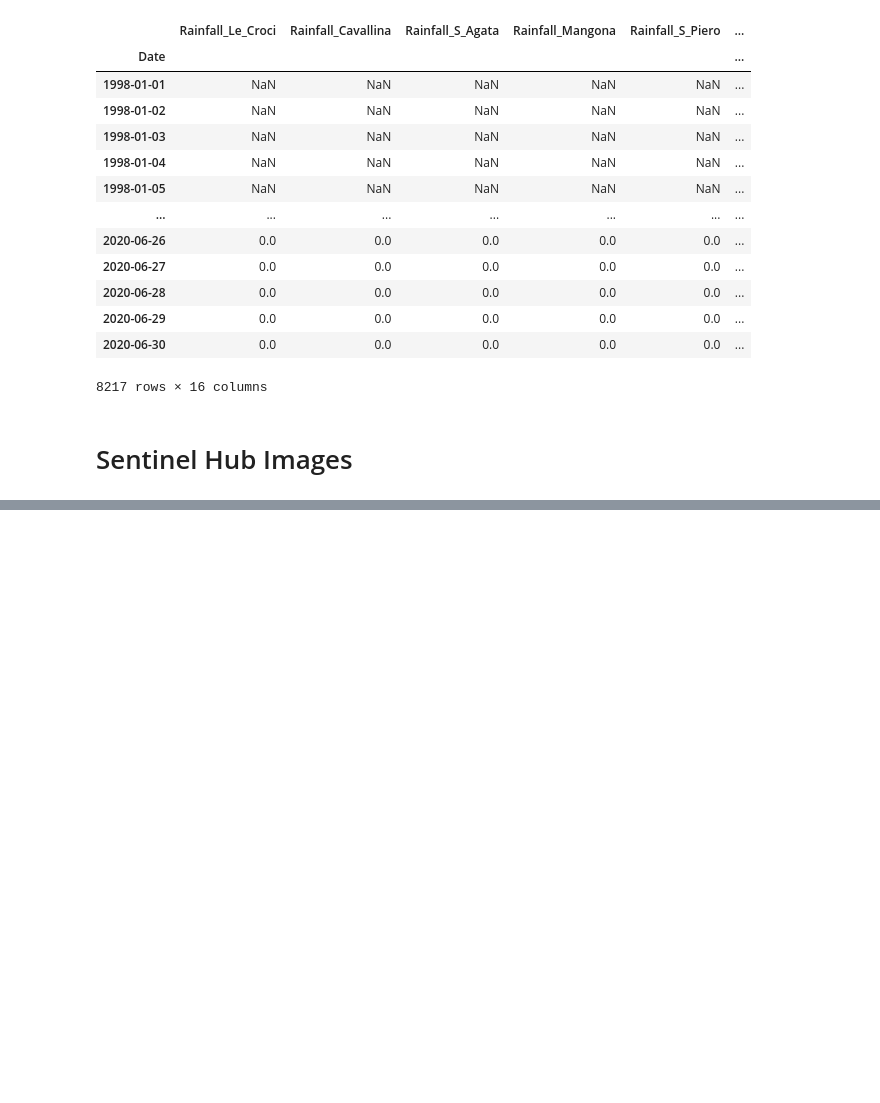
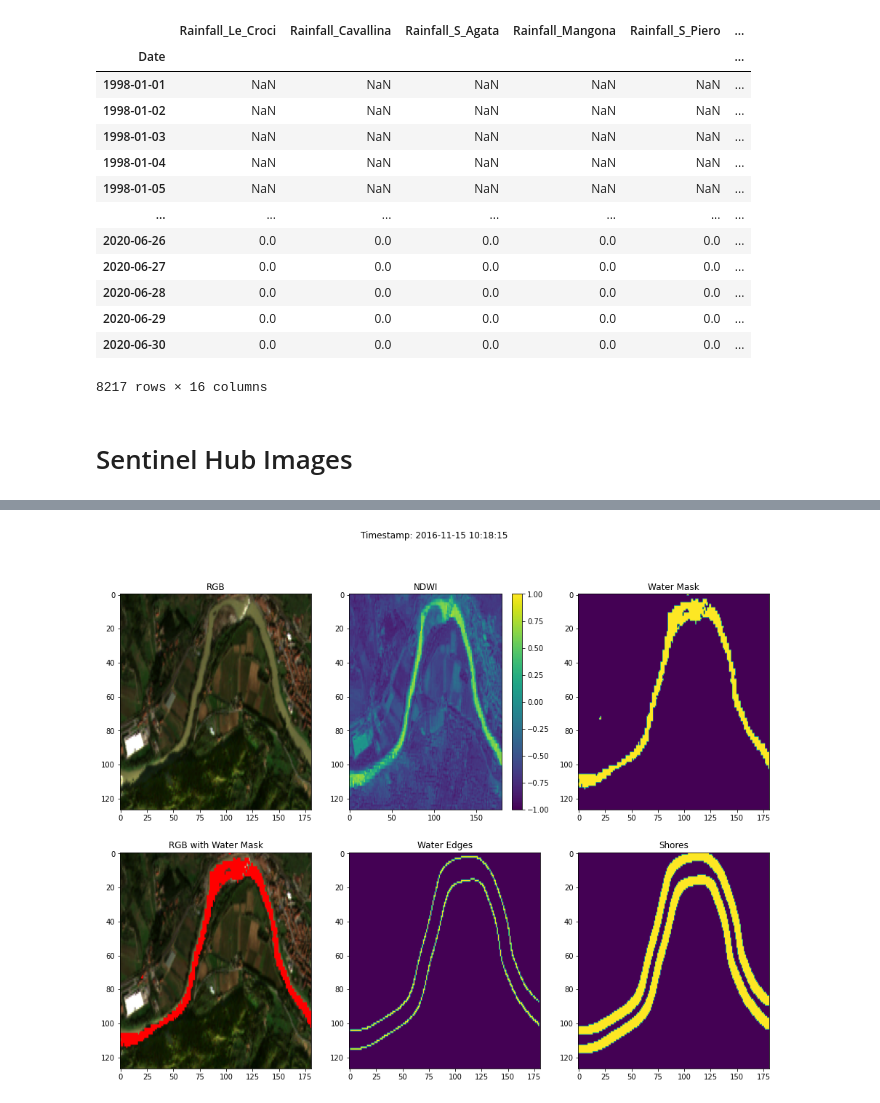
Before and after one commit to KlemenKozelj/master_thesis, a Jupyter notebook: 02_River_Arno.ipynb, the cells around one changed output, grey strips where cells are left out. Cells and saved outputs as stored; diff of their text form; code cells hidden in the pictures; blank space fills up the shorter version.

```diff
--- a/02_River_Arno.ipynb
+++ b/02_River_Arno.ipynb
@@ -96,0 +155,7 @@ eo1.corr()
+# %%
+eopatch3 = get_eopatch(
+    './data/03_EO_River_Arno_3',
+    ((43.781813459281096, 11.373689075239913), (43.792791533833096, 11.396638951219906)),
+    time_range,
+)
+eopatch3
@@ -96,0 +181,11 @@ eo1.corr()
+# %%
+(water_mask3, water_edges3, shores3, shores_edges3) = get_water_mask(
+    eopatch3,
+    water_treshhold=0.4,
+    canny_sigma=5,
+    gauss_sigma=0.5
+)
+
+visualise_water_mask(band_names, eopatch3, 0, water_mask3, water_edges3, shores3, shores_edges3)
+# %% [output]
+[figure, added]
```
Also changed, not shown: parts of 11 cells of this notebook, 2 other files.
